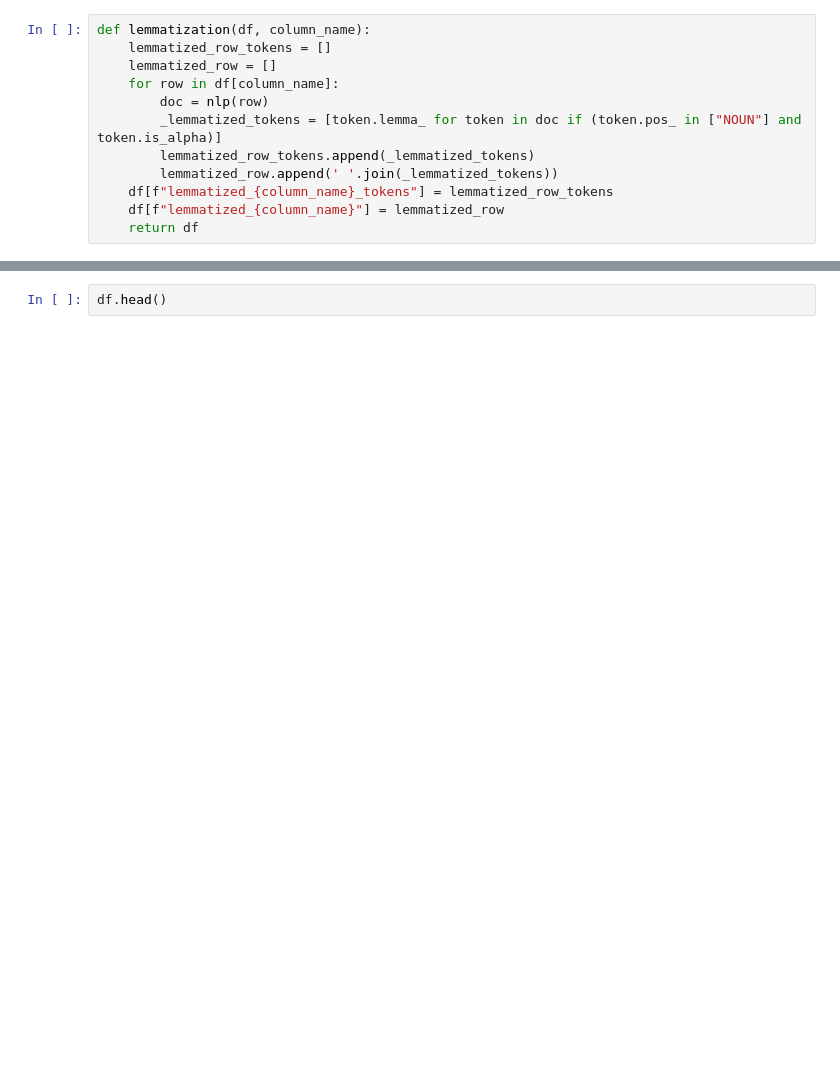
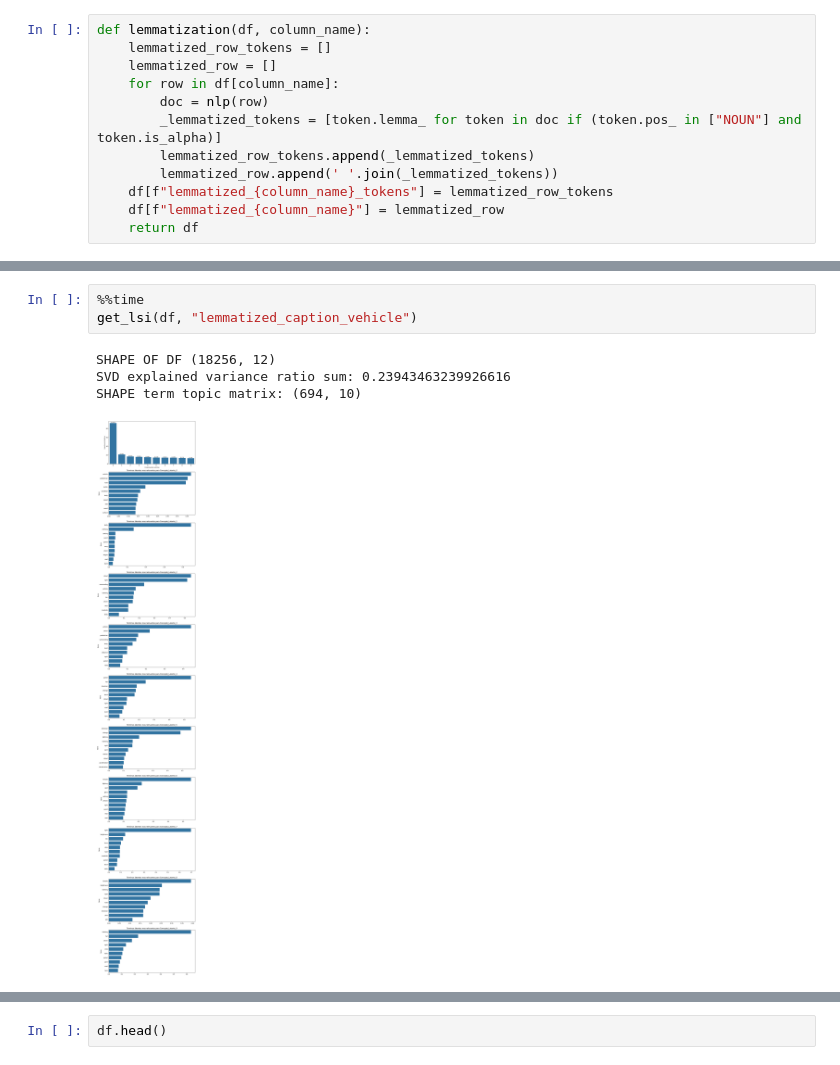
Before and after one commit to marcelarosalesj/mna_proyecto_integrador_equipo13, a Jupyter notebook: ModeladoDeTopicos.ipynb, the cells around one changed output, grey strips where cells are left out. Drawn from its saved outputs; the diff is of its cells as text; blank space fills up the shorter version.

Commit message:
actualizar notebook de modelado de topicos
Signed-off-by: Marcela Rosales <marcelarosalesj@gmail.com>

```diff
--- a/ModeladoDeTopicos.ipynb
+++ b/ModeladoDeTopicos.ipynb
@@ -74,0 +185,8 @@ def lemmatization(df, column_name):
+# %%
+%%time
+get_lsi(df, "lemmatized_caption_vehicle")
+# %% [output]
+SHAPE OF DF (18256, 12)
+SVD explained variance ratio sum: 0.23943463239926616
+SHAPE term topic matrix: (694, 10)
+[figure, added]
```
Also changed, not shown: parts of 33 cells of this notebook.
